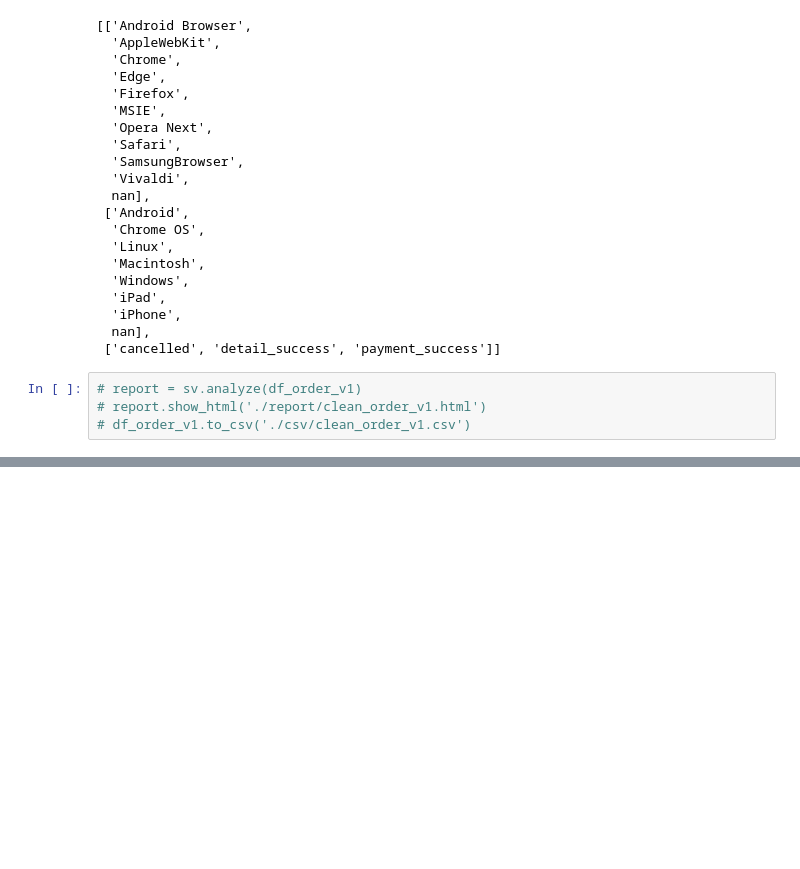
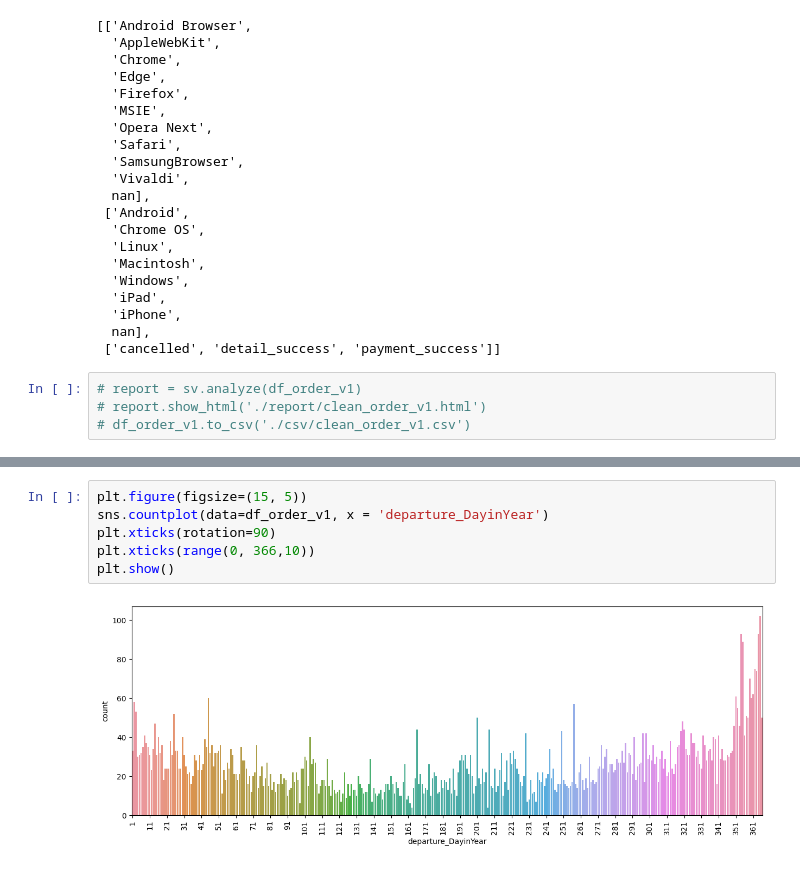
Before and after one commit to RooTBeaM/recommandation_system, a Jupyter notebook: fill_users.ipynb, the cells around one changed output, grey strips where cells are left out. Saved outputs shown, nothing was run; the diff lists cells and outputs as text; blank space fills up the shorter version.

```diff
--- a/fill_users.ipynb
+++ b/fill_users.ipynb
@@ -162 +225,9 @@ memory usage: 1.2+ MB
+# %%
+plt.figure(figsize=(15, 5))
+sns.countplot(data=df_order_v1, x = 'departure_DayinYear')
+plt.xticks(rotation=90)
+plt.xticks(range(0, 366,10))
+plt.show()
+# %% [output]
+[figure, added]
 # %%
```
Also changed, not shown: parts of 10 cells of this notebook.
